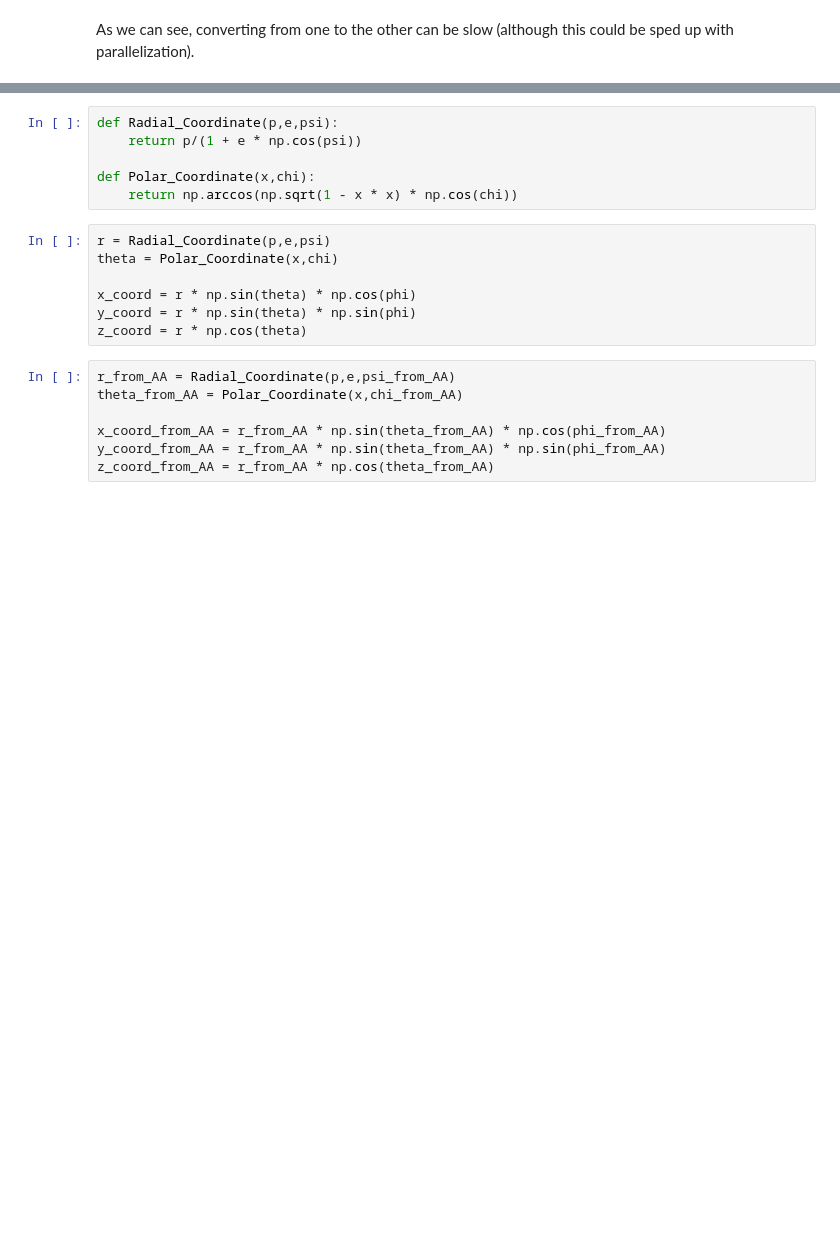
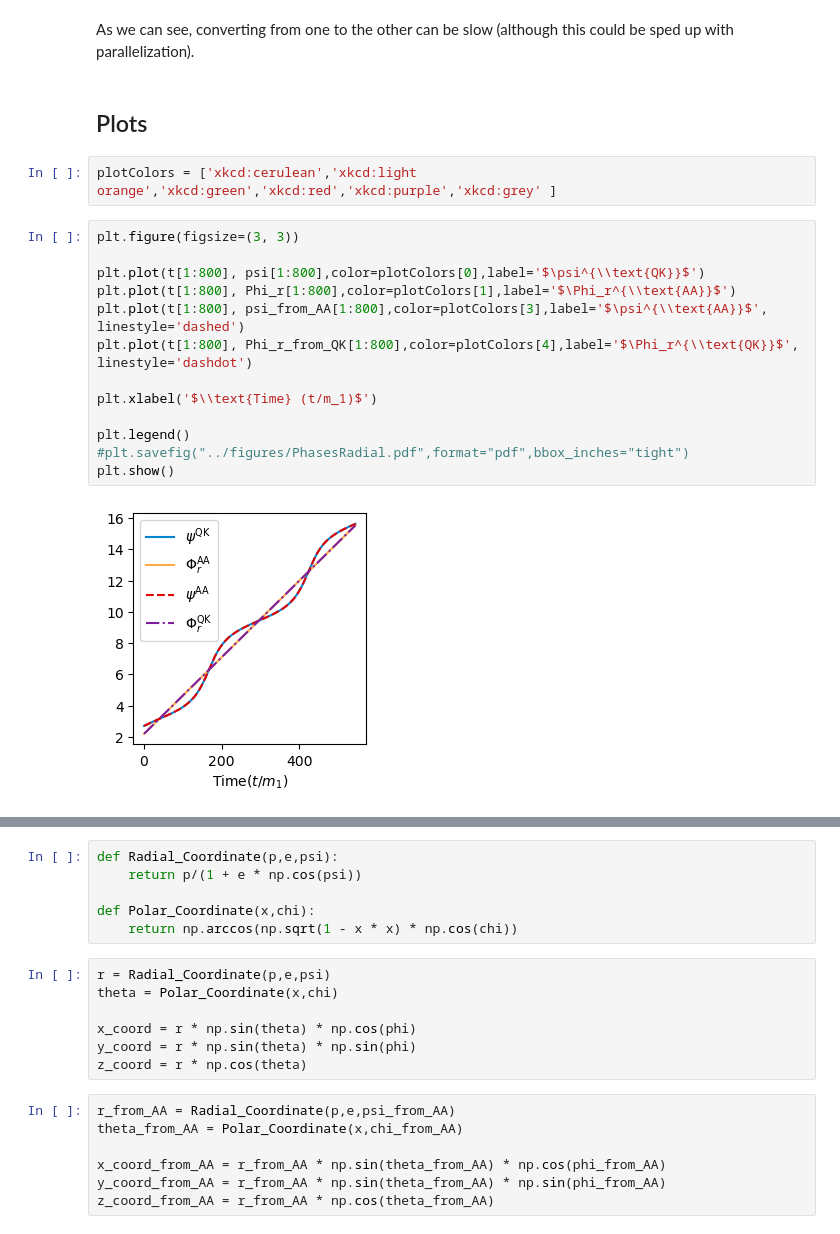
Before and after one commit to Philip-Lynch/KerrOrbitalAngleConversion, a Jupyter notebook: examples/example.ipynb, the cells around one changed output, grey strips where cells are left out. Drawn from its saved outputs; the diff is of its cells as text; blank space fills up the shorter version.

```diff
--- a/examples/example.ipynb
+++ b/examples/example.ipynb
@@ -165,2 +173,21 @@ Time taken: 29.852 ms
 # %% [markdown]
 As we can see, converting from one to the other can be slow (although this could be sped up with parallelization).
+# %% [markdown]
+## Plots
+# %%
+plotColors = ['xkcd:cerulean','xkcd:light orange','xkcd:green','xkcd:red','xkcd:purple','xkcd:grey' ]
+# %%
+plt.figure(figsize=(3, 3))
+
+plt.plot(t[1:800], psi[1:800],color=plotColors[0],label='$\psi^{\\text{QK}}$')
+plt.plot(t[1:800], Phi_r[1:800],color=plotColors[1],label='$\Phi_r^{\\text{AA}}$')
+plt.plot(t[1:800], psi_from_AA[1:800],color=plotColors[3],label='$\psi^{\\text{AA}}$', linestyle='dashed')
+plt.plot(t[1:800], Phi_r_from_QK[1:800],color=plotColors[4],label='$\Phi_r^{\\text{QK}}$', linestyle='dashdot')
+
+plt.xlabel('$\\text{Time} (t/m_1)$')
+
+plt.legend()
+#plt.savefig("../figures/PhasesRadial.pdf",format="pdf",bbox_inches="tight")
+plt.show()
+# %% [output]
+[figure, added]
```
Also changed, not shown: parts of 33 cells of this notebook, 3 other files.
